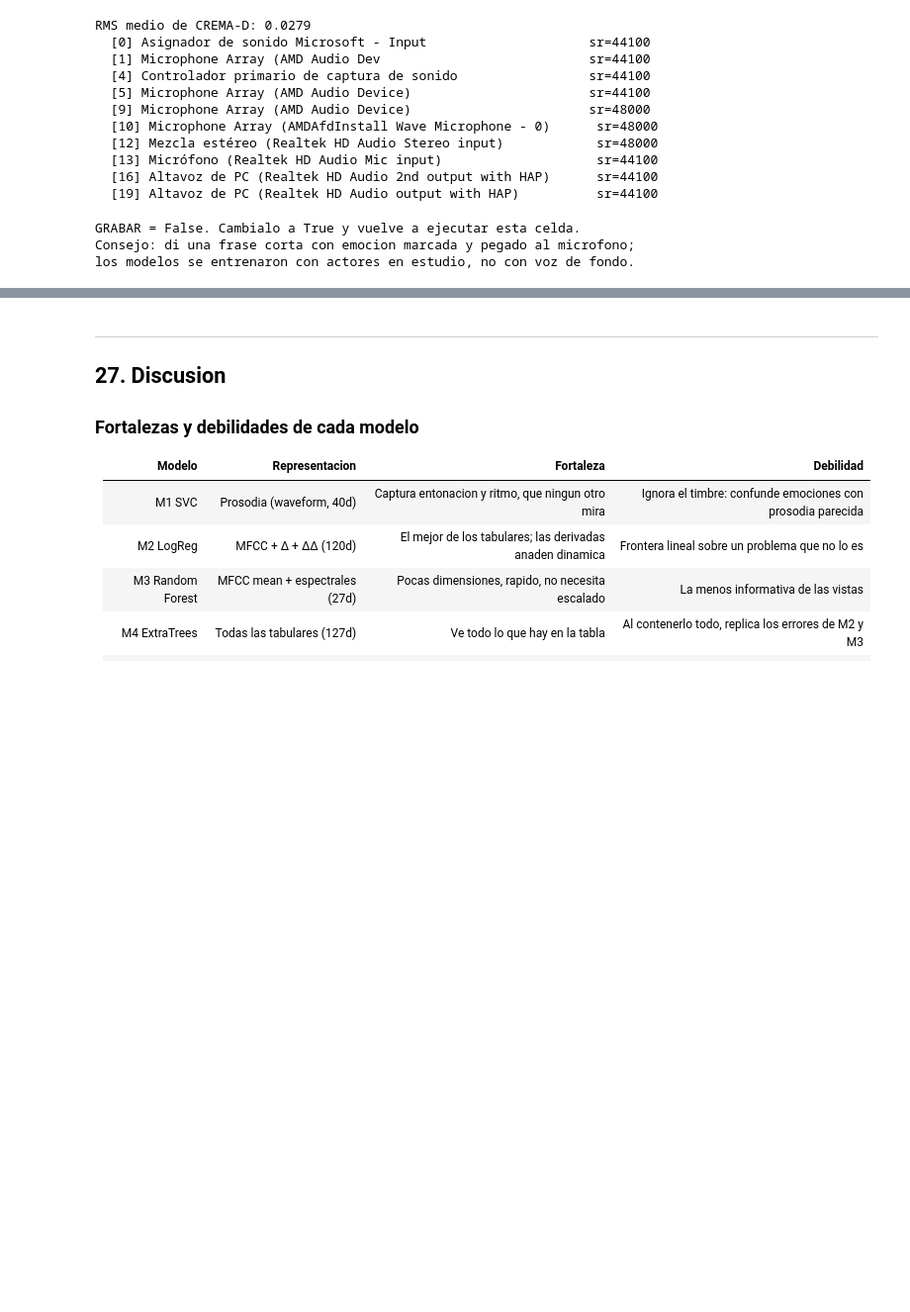
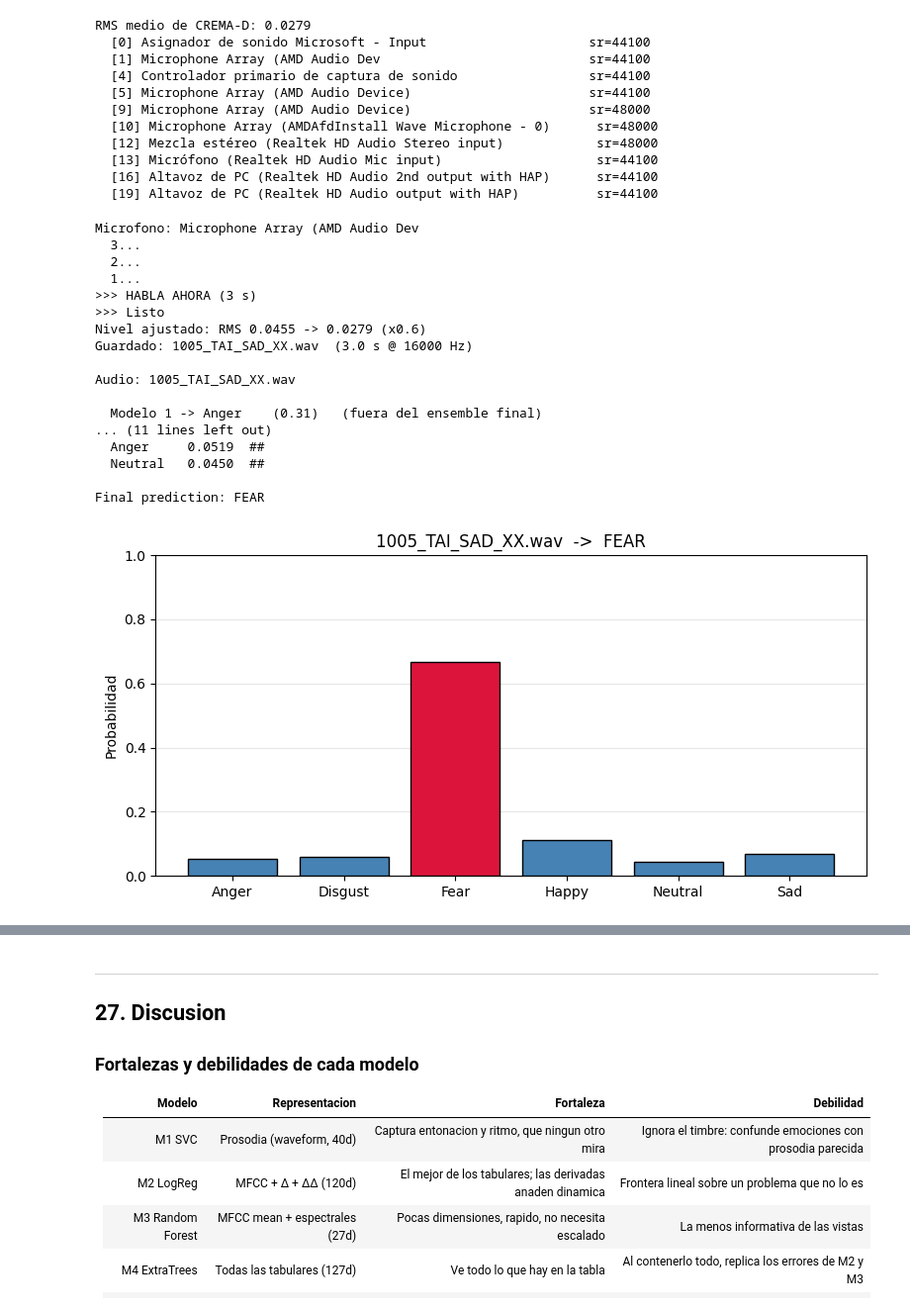
Before and after one commit to Aleortz/CREMA--D-Assembly-, a Jupyter notebook: Notebook/clasification-of-emotions.ipynb, the cells around one changed output, grey strips where cells are left out. Shown at 99% size. Drawn from its saved outputs; the diff is of its cells as text; code cells hidden in the pictures; blank space fills up the shorter version.

```diff
--- a/Notebook/clasification-of-emotions.ipynb
+++ b/Notebook/clasification-of-emotions.ipynb
@@ -2442,7 +2443,15 @@ eso la grabacion se reescala al RMS medio del dataset.
 > cambio de dominio, no un fallo del sistema.
 # %%
 # ---- Grabacion desde el microfono ----
-import sounddevice as sd
+# sounddevice solo hace falta para grabar. Si no esta instalado, el resto del
+# notebook sigue funcionando: la seccion anterior ya clasifica audios de archivo.
+try:
+    import sounddevice as sd
+    HAY_MICROFONO = True
+except (ImportError, OSError) as e:
+    sd, HAY_MICROFONO = None, False
+    print(f'AVISO: sounddevice no disponible ({e}). La grabacion queda desactivada;')
+    print('instalalo con "pip install sounddevice" si quieres usar el microfono.')
 
 # Nivel de referencia: RMS medio de CREMA-D, calculado desde las caracteristicas
 RMS_OBJETIVO = float(df_caracteristicas['energia_rms'].mean())
@@ -2451,6 +2460,8 @@ print(f'RMS medio de CREMA-D: {RMS_OBJETIVO:.4f}')
 
 def listar_microfonos():
     """Muestra los dispositivos de entrada disponibles."""
+    if not HAY_MICROFONO:
+        print('sounddevice no esta instalado.'); return
     for i, d in enumerate(sd.query_devices()):
         if d['max_input_channels'] > 0:
             print(f"  [{i}] {d['name'][:55]:57s} sr={int(d['default_samplerate'])}")
@@ -2459,6 +2470,8 @@ def listar_microfonos():
 def grabar_audio(segundos=DURACION, destino='mi_audio.wav',
                  dispositivo=None, cuenta_atras=3, rms_objetivo=RMS_OBJETIVO):
     """Graba del microfono, ajusta el nivel y guarda un .wav de 16 kHz."""
+    if not HAY_MICROFONO:
+        raise RuntimeError('sounddevice no esta instalado: pip install sounddevice')
     info = sd.query_devices(dispositivo, kind='input')
     sr_dev = int(info['default_samplerate'])
     print(f"Microfono: {info['name']}")
@@ -2507,25 +2520,44 @@ RMS medio de CREMA-D: 0.0279
 # %%
 # ---- Grabar y clasificar ----
 # Pon GRABAR = True y ejecuta esta celda para grabar con tu microfono.
 # Queda en False por defecto para que un "Run All" no se quede esperando.
 
 GRABAR = False
 SEGUNDOS = 3.0
-DISPOSITIVO = None        # None = microfono por defecto; o el numero de listar_microfonos()
+MICROFONO = None          # None = microfono por defecto; o el numero de listar_microfonos()
+                          # (ojo: NO reutilizar el nombre DISPOSITIVO, que es el device de torch)
 
-if GRABAR:
-    ruta = grabar_audio(segundos=SEGUNDOS, destino='mi_audio.wav',
-                        dispositivo=DISPOSITIVO)
+if GRABAR and HAY_MICROFONO:
+    ruta = grabar_audio(segundos=SEGUNDOS, destino='1005_TAI_SAD_XX.wav',
+                        dispositivo=MICROFONO)
     print()
     salida = mostrar_prediccion(ruta)
+elif GRABAR and not HAY_MICROFONO:
+    print('No se puede grabar: sounddevice no esta instalado.')
+    salida = None
 else:
     print('GRABAR = False. Cambialo a True y vuelve a ejecutar esta celda.')
     print('Consejo: di una frase corta con emocion marcada y pegado al microfono;')
     print('los modelos se entrenaron con actores en estudio, no con voz de fondo.')
     salida = None
 
 salida
 # %% [output]
-GRABAR = False. Cambialo a True y vuelve a ejecutar esta celda.
-Consejo: di una frase corta con emocion marcada y pegado al microfono;
-los modelos se entrenaron con actores en estudio, no con voz de fondo.
+Microfono: Microphone Array (AMD Audio Dev
+  3...
+  2...
+  1...
+>>> HABLA AHORA (3 s)
+>>> Listo
+Nivel ajustado: RMS 0.0455 -> 0.0279 (x0.6)
+Guardado: 1005_TAI_SAD_XX.wav  (3.0 s @ 16000 Hz)
+
+Audio: 1005_TAI_SAD_XX.wav
+
+  Modelo 1 -> Anger    (0.31)   (fuera del ensemble final)
+... (11 lines left out)
+  Anger     0.0519  ##
+  Neutral   0.0450  ##
+
+Final prediction: FEAR
+[figure, added]
```
Also changed, not shown: parts of 2 cells of this notebook, 20 other files.
